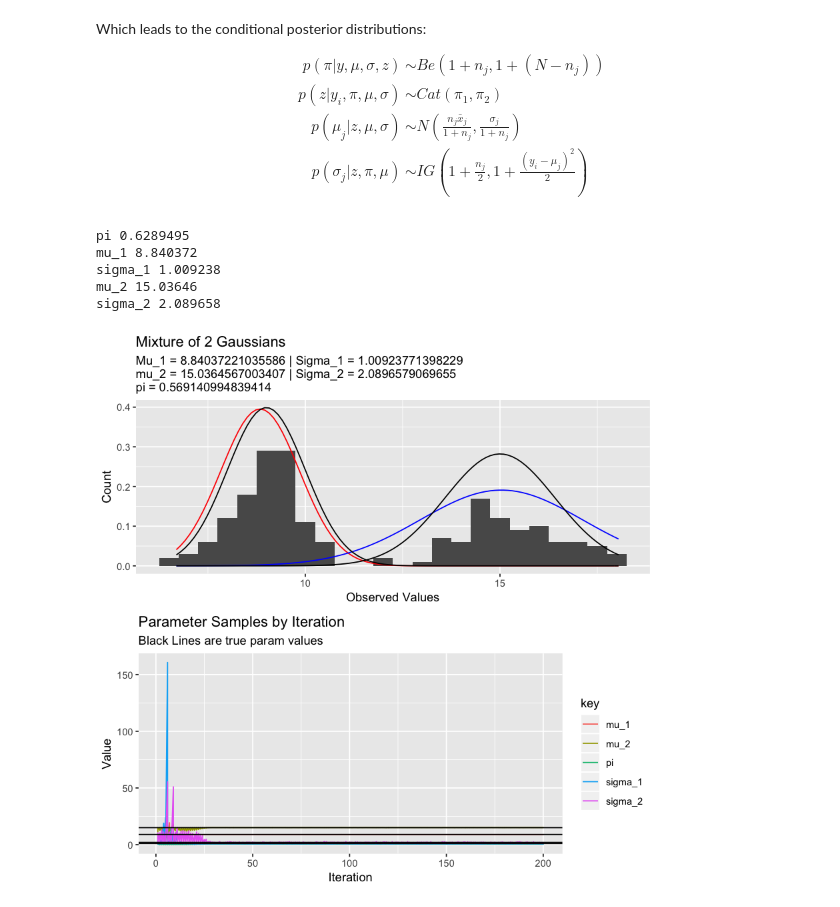
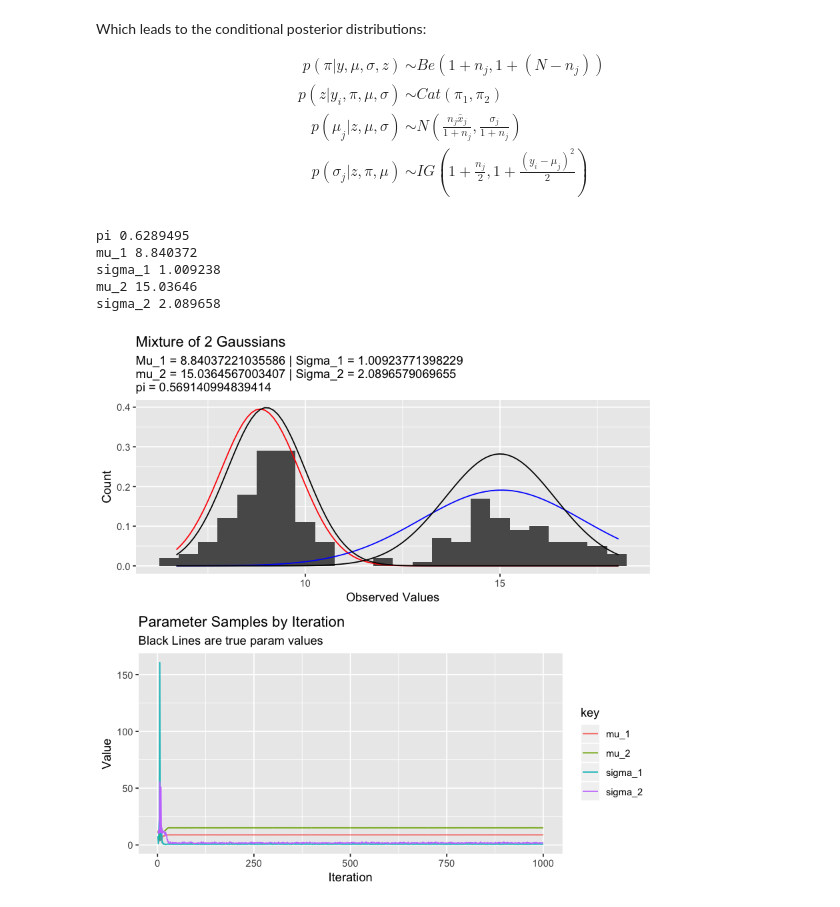
Before and after one commit to blazickjp/Research, a Jupyter notebook: EM-Gibbs-Alg.ipynb, the cells around one changed output. Drawn from its saved outputs; the diff is of its cells as text; code cells hidden in the pictures.

Commit message:
Changed last plot

```diff
--- a/EM-Gibbs-Alg.ipynb
+++ b/EM-Gibbs-Alg.ipynb
@@ -255,38 +255,33 @@ gibbs <- function(data, iters) {
     stat_function(fun = dnorm, args = list(mean = mean(mu_1_vec),
                                            sd = mean(sigma_1_vec)), col="red") +
     stat_function(fun = dnorm, args = list(mean = mean(mu_2_vec),
                                            sd = mean(sigma_2_vec)), col="blue") +
     stat_function(fun = dnorm, args = list(mean = 9,
                                            sd = 1), col = "black") +
     stat_function(fun = dnorm, args = list(mean = 15,
                                            sd = sqrt(2)), col = "black")
 
   p_2 <- data.frame(mu_1 = mu_1_vec,
                     mu_2 = mu_2_vec,
                     sigma_1 = sigma_1_vec,
                     sigma_2 = sigma_2_vec,
-                    pi = pi_vec,
-                    k = 1:nrow(data)) %>%
+                    k = 1:iters) %>%
     gather(key, value, -k) %>%
     ggplot(aes(x = k, y = value, col = key, group = key)) +
     geom_line() +
     ggtitle("Parameter Samples by Iteration",
             subtitle = "Black Lines are true param values") +
-    xlab("Iteration") + ylab("Value") +
-    geom_hline(yintercept = 1) +
-    geom_hline(yintercept = 2) +
-    geom_hline(yintercept = 9) +
-    geom_hline(yintercept = 15)
+    xlab("Iteration") + ylab("Value")
 
   grid.arrange(p_1, p_2, nrow = 2)
 
 }
 set.seed(1234)
 gibbs(df, 1000)
 # %% [output]
 pi 0.6289495
 mu_1 8.840372
 sigma_1 1.009238
 mu_2 15.03646
 sigma_2 2.089658
-[figure, old version]
+[figure, new version]
```
